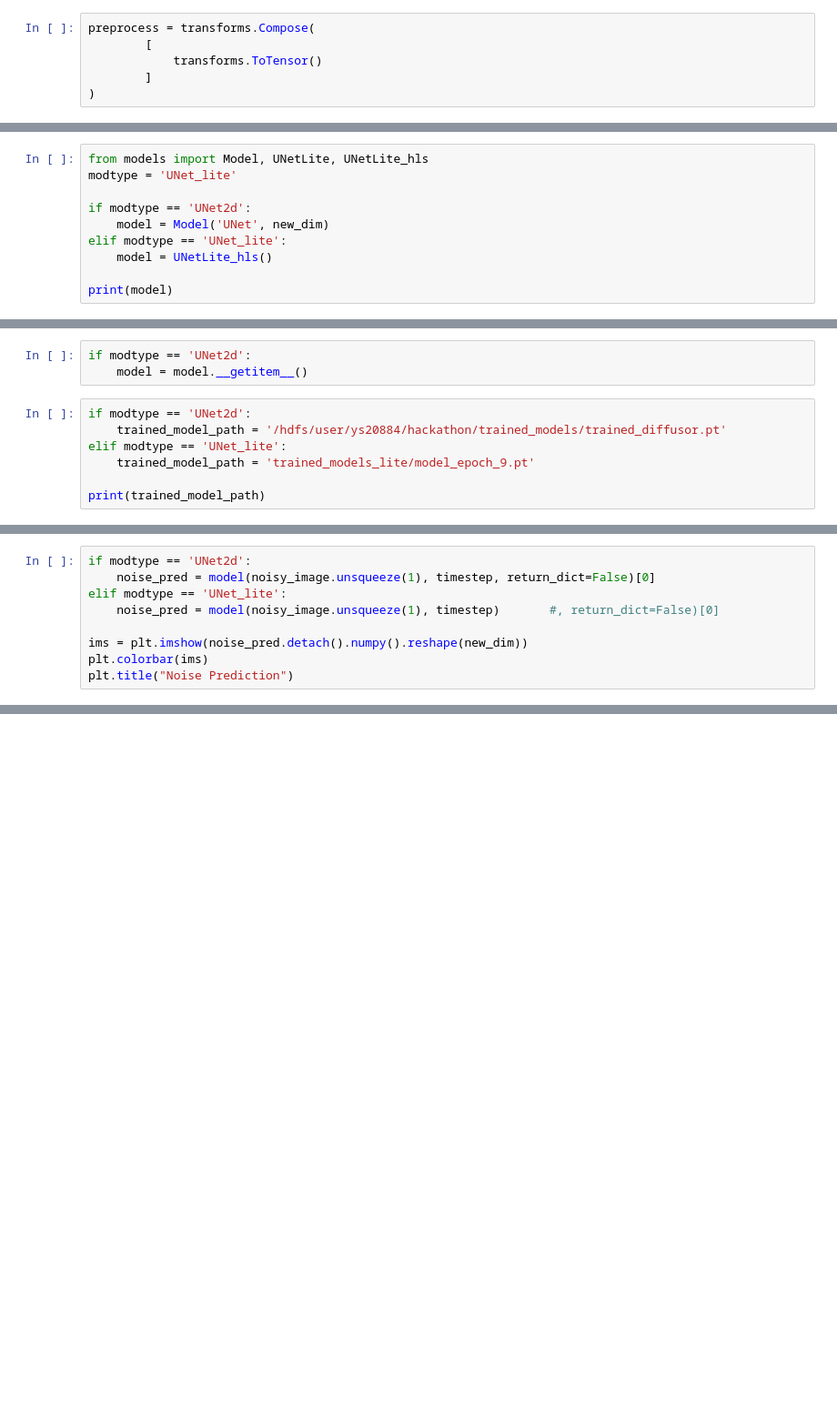
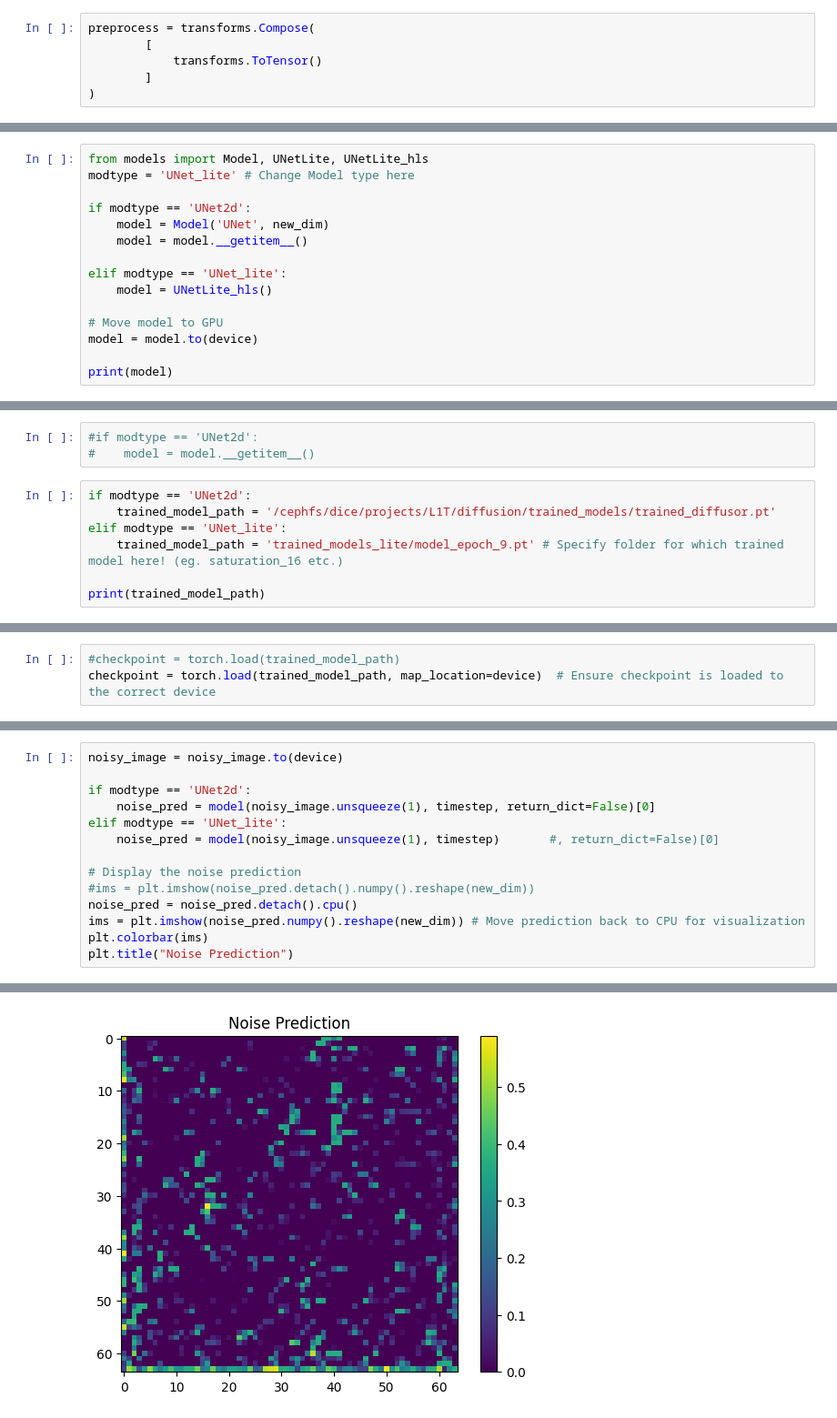
Before and after one commit to themrluke/StableDiffusionPUPPI, a Jupyter notebook: inference.ipynb, the cells around one changed output, grey strips where cells are left out. Shown: that part at 91% size. Drawn from its saved outputs; the diff is of its cells as text; blank space fills up the shorter version.

```diff
--- a/inference.ipynb
+++ b/inference.ipynb
@@ -39,10 +73,15 @@ plt.title("Noised Image")
 # %%
 from models import Model, UNetLite, UNetLite_hls
-modtype = 'UNet_lite'
+modtype = 'UNet_lite' # Change Model type here
 
 if modtype == 'UNet2d':
     model = Model('UNet', new_dim)
+    model = model.__getitem__()
+
 elif modtype == 'UNet_lite':
     model = UNetLite_hls()
 
+# Move model to GPU
+model = model.to(device)
+
 print(model)
@@ -49,10 +106,10 @@ print(model)
 # %%
-if modtype == 'UNet2d':
-    model = model.__getitem__()
+#if modtype == 'UNet2d':
+#    model = model.__getitem__()
 # %%
 if modtype == 'UNet2d':
-    trained_model_path = '/hdfs/user/ys20884/hackathon/trained_models/trained_diffusor.pt'
+    trained_model_path = '/cephfs/dice/projects/L1T/diffusion/trained_models/trained_diffusor.pt'
 elif modtype == 'UNet_lite':
-    trained_model_path = 'trained_models_lite/model_epoch_9.pt'
+    trained_model_path = 'trained_models_lite/model_epoch_9.pt' # Specify folder for which trained model here! (eg. saturation_16 etc.)
 
 print(trained_model_path)
@@ -61,2 +118,5 @@ checkpoint = torch.load(trained_model_path)
+# %%
+#checkpoint = torch.load(trained_model_path)
+checkpoint = torch.load(trained_model_path, map_location=device)  # Ensure checkpoint is loaded to the correct device
 # %%
 model.load_state_dict(checkpoint)
@@ -63,9 +125,15 @@ model.load_state_dict(checkpoint)
 # %%
+noisy_image = noisy_image.to(device)
+
 if modtype == 'UNet2d':
     noise_pred = model(noisy_image.unsqueeze(1), timestep, return_dict=False)[0]
 elif modtype == 'UNet_lite':
     noise_pred = model(noisy_image.unsqueeze(1), timestep)       #, return_dict=False)[0]
 
-ims = plt.imshow(noise_pred.detach().numpy().reshape(new_dim))
+# Display the noise prediction
+#ims = plt.imshow(noise_pred.detach().numpy().reshape(new_dim))
+noise_pred = noise_pred.detach().cpu()
+ims = plt.imshow(noise_pred.numpy().reshape(new_dim)) # Move prediction back to CPU for visualization
 plt.colorbar(ims)
 plt.title("Noise Prediction")
+# %% [output]
@@ -72 +141,2 @@ plt.title("Noise Prediction")
+[figure, added]
 # %%
```
Also changed, not shown: parts of 21 cells of this notebook, 1 other file.
